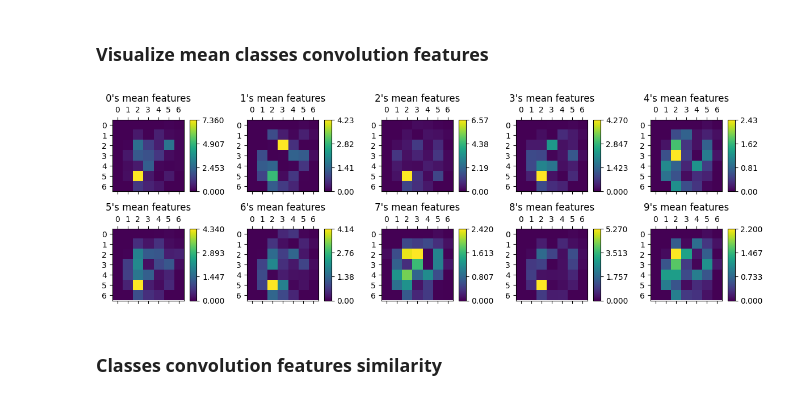
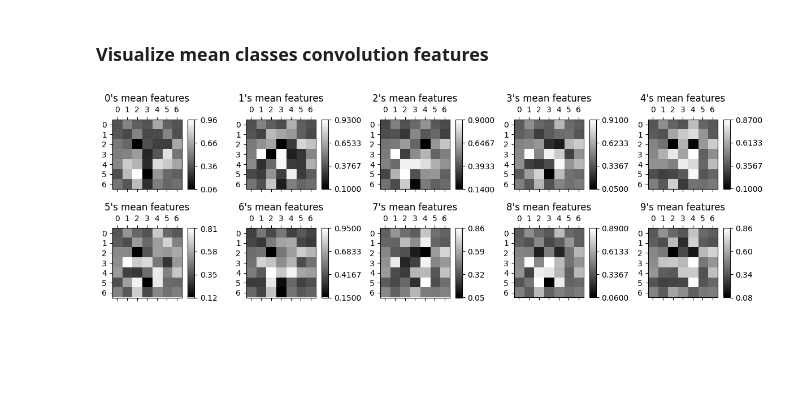
Before and after one commit to rayxxxxxxx/neural_networks_from_scratch, a Jupyter notebook: cnn_simplified_v1_MNIST.ipynb, the cells around one changed output. Cells and saved outputs as stored; diff of their text form; code cells hidden in the pictures; blank space fills up the shorter version.

```diff
--- a/cnn_simplified_v1_MNIST.ipynb
+++ b/cnn_simplified_v1_MNIST.ipynb
@@ -185,7 +185,7 @@ n_out = 10
 
 learning_rate = 1e-2
 batch_size = 64
-max_epoch = 8
+max_epoch = 16
 
 model = ConvolutionalNeuralNetwork(img_width, n_kernels, n_out)
 
@@ -232,7 +232,7 @@ for i in range(10):
     x = [xi for (xi, yi) in zip(x_train, y_train) if np.argmax(yi) == i]
     x = np.array(x)
 
-    z = np.array([relu(convolution(xi, model.V, model.c, n_kernels, kernel_size)) for xi in x])
+    z = np.array([sigmoid(convolution(xi, model.K, model.d, n_kernels, kernel_size)) for xi in x])
     z = np.mean(z, axis=0)
 
     classes_conv_features.append(z)
@@ -241,26 +241,24 @@ classes_conv_features = np.array(classes_conv_features)
 # %%
 fig, axes = plt.subplots(nrows=2, ncols=5)
 fig.set_dpi(100)
 fig.set_figwidth(12)
 fig.set_figheight(4)
 
 for i, ax in enumerate(axes.ravel()):
     divider = make_axes_locatable(ax)
     cax = divider.append_axes("right", size="10%", pad=0.1)
 
     z = classes_conv_features[i]
-    img = ax.matshow(z.reshape((n_kernels, n_kernels)), cmap='viridis')
+    img = ax.matshow(z.reshape((n_kernels, n_kernels)), cmap='binary_r')
 
     cbar = fig.colorbar(img, ax=ax, cax=cax)
     cmin = round(np.min(z), 2)
     cmax = round(np.max(z), 2)
     cbar.set_ticks(np.linspace(cmin, cmax, 4))
 
     ax.set_title(f'{i}\'s mean features')
 
 plt.tight_layout()
 plt.show()
 # %% [output]
-[figure, old version]
+[figure, new version]
-# %% [markdown]
-### Classes convolution features similarity
```
Also changed, not shown: parts of 8 cells of this notebook, 2 other files.
